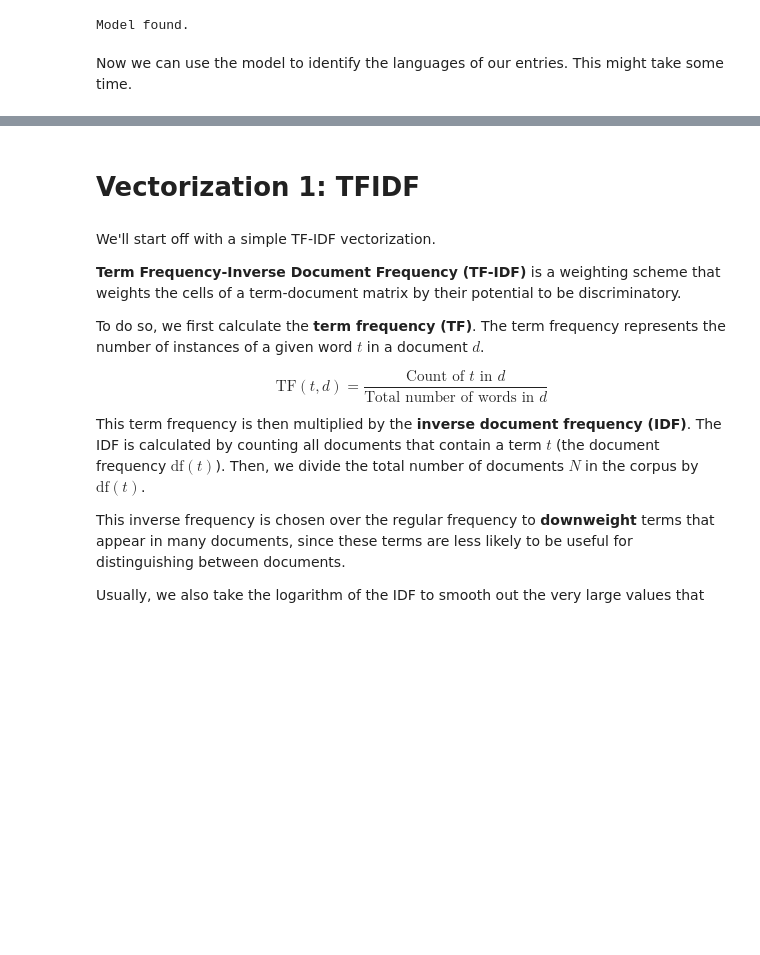
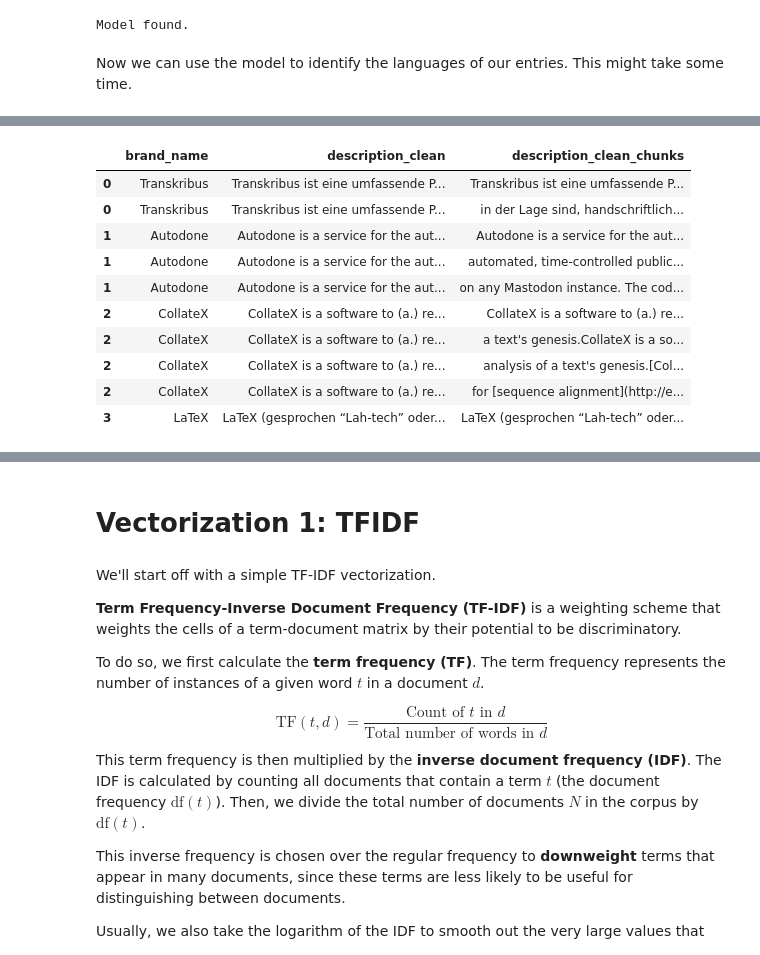
Before and after one commit to andwzn/retrieval-augmented-generation-experiment, a Jupyter notebook: rag_experiment_1.ipynb, the cells around one changed output, grey strips where cells are left out. Drawn from its saved outputs; the diff is of its cells as text; code cells hidden in the pictures; blank space fills up the shorter version.

Commit message:
introduced chunking and some data augmentation

```diff
--- a/rag_experiment_1.ipynb
+++ b/rag_experiment_1.ipynb
@@ -241,2 +243,4 @@ edition_software_info.to_csv(path)
+# %%
+edition_software_info["description_clean"] = edition_software_info["short_statement"] + edition_software_info["description_clean"]
 # %% [markdown]
 # Preprocessing
@@ -387,0 +340,39 @@ edition_software_info[["description","description_lang"]].head(10)
+# %%
+def chunk(text, chunk_size=108, overlap_size=20):
+    """
+    Splits the given text into chunks with overlap.
+    Args:
+        text (str): The input text to be chunked.
+        chunk_size (int, optional): The size of each chunk. Defaults to 108.
+        overlap_size (int, optional): The size of overlap between chunks. Defaults to 20.
+    Returns:
+        list: A list of chunks with overlap.
+    """
+    words = text.split()
+    chunks = []
+    for i in range(0, len(words), chunk_size - overlap_size):
+        chunk = ' '.join(words[i:i + chunk_size])
+        chunks.append(chunk)
+        if i + chunk_size >= len(words):
+            break
+    return chunks
+
+# Apply the chunking function and explode the chunks, to give every chunk its own row while retaining all other data
+edition_software_info_chunked = edition_software_info.copy()
+edition_software_info_chunked['description_clean_chunks'] = edition_software_info_chunked['description_clean'].apply(lambda x: chunk(x))
+edition_software_info_chunked = edition_software_info_chunked.explode('description_clean_chunks')
+
+with pd.option_context('display.max_colwidth', None):
+    display(edition_software_info_chunked[["brand_name", "description_clean", "description_clean_chunks"]].head(10))
+# %% [output]
+|  | brand_name | description_clean | description_clean_chunks |
+| 0 | Transkribus | Transkribus ist eine umfassende P... | Transkribus ist eine umfassende P... |
+| 0 | Transkribus | Transkribus ist eine umfassende P... | in der Lage sind, handschriftlich... |
+| 1 | Autodone | Autodone is a service for the aut... | Autodone is a service for the aut... |
+| 1 | Autodone | Autodone is a service for the aut... | automated, time-controlled public... |
+| 1 | Autodone | Autodone is a service for the aut... | on any Mastodon instance. The cod... |
+| 2 | CollateX | CollateX is a software to (a.) re... | CollateX is a software to (a.) re... |
+| 2 | CollateX | CollateX is a software to (a.) re... | a text's genesis.CollateX is a so... |
+| 2 | CollateX | CollateX is a software to (a.) re... | analysis of a text's genesis.[Col... |
+| 2 | CollateX | CollateX is a software to (a.) re... | for [sequence alignment](http://e... |
+| 3 | LaTeX | LaTeX (gesprochen “Lah-tech” oder... | LaTeX (gesprochen “Lah-tech” oder... |
```
Also changed, not shown: parts of 25 cells of this notebook.
